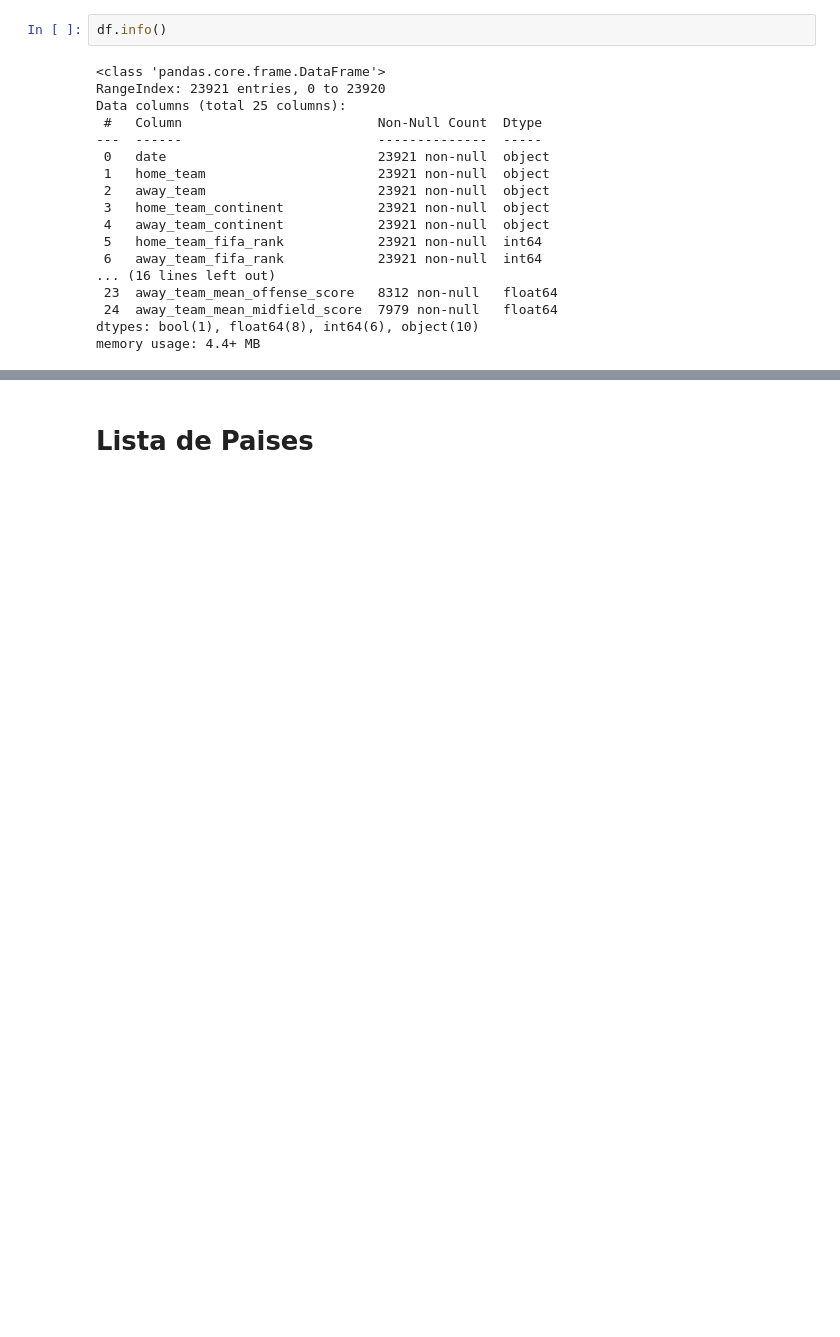
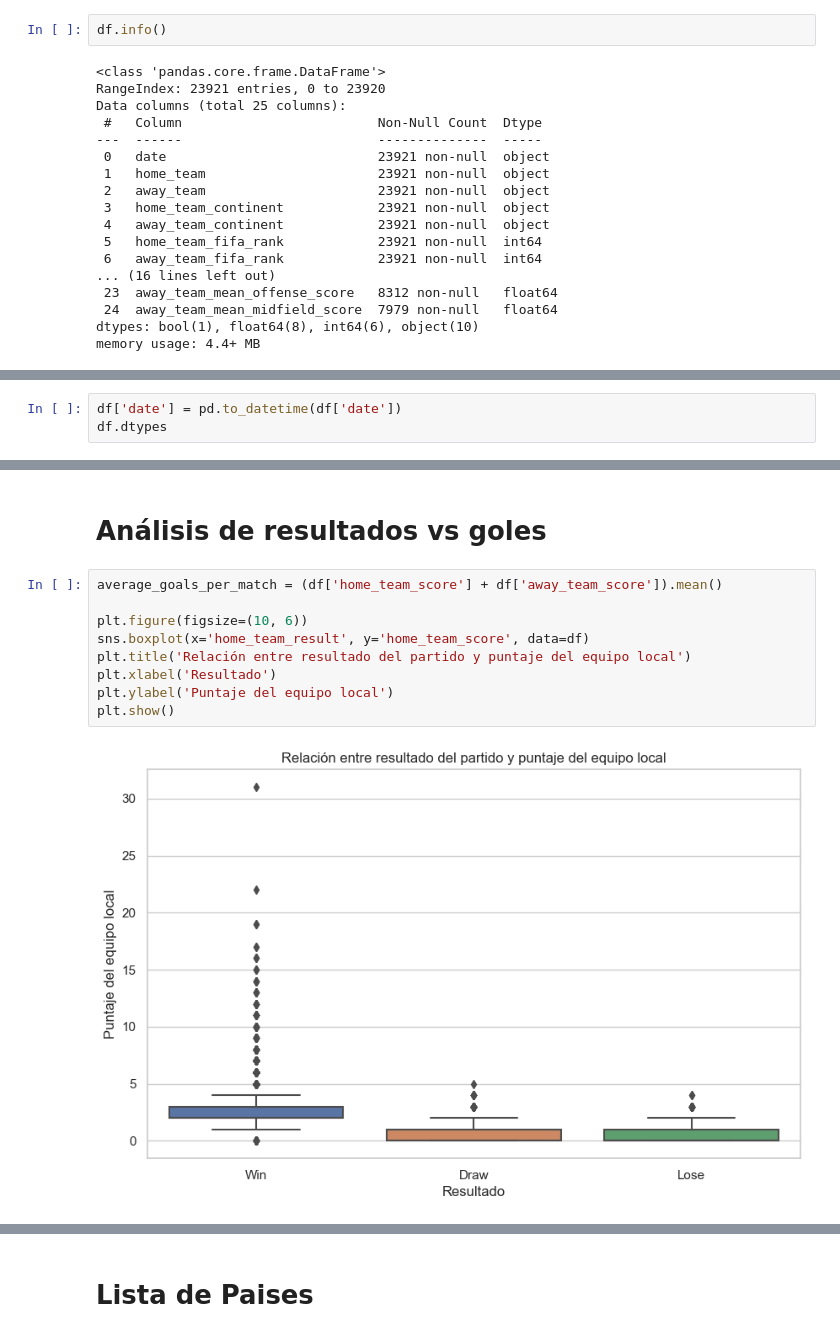
Before and after one commit to javierdamiani/fifa_games, a Jupyter notebook: Fifa.ipynb, the cells around one changed output, grey strips where cells are left out. Saved outputs shown, nothing was run; the diff lists cells and outputs as text; blank space fills up the shorter version.

```diff
--- a/Fifa.ipynb
+++ b/Fifa.ipynb
@@ -42,0 +46,3 @@ memory usage: 4.4+ MB
+# %%
+df['date'] = pd.to_datetime(df['date'])
+df.dtypes
@@ -42,0 +67,13 @@ memory usage: 4.4+ MB
+# %% [markdown]
+# Análisis de resultados vs goles
+# %%
+average_goals_per_match = (df['home_team_score'] + df['away_team_score']).mean()
+
+plt.figure(figsize=(10, 6))
+sns.boxplot(x='home_team_result', y='home_team_score', data=df)
+plt.title('Relación entre resultado del partido y puntaje del equipo local')
+plt.xlabel('Resultado')
+plt.ylabel('Puntaje del equipo local')
+plt.show()
+# %% [output]
+[figure, added]
```
Also changed, not shown: parts of 19 cells of this notebook.
